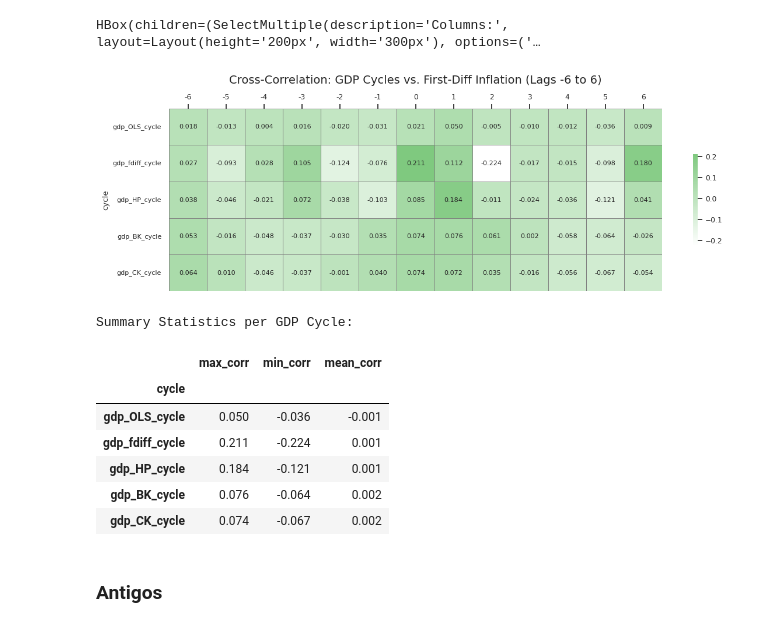
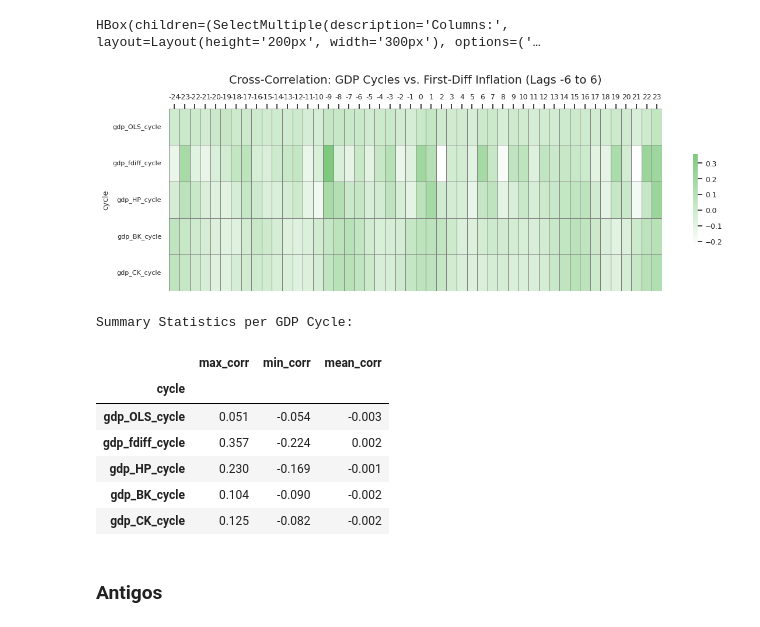
Before and after one commit to G-Cintra/PMA-Gabriel, a Jupyter notebook: notebooks/Filtering.ipynb, the cells around one changed output. Drawn from its saved outputs; the diff is of its cells as text; code cells hidden in the pictures.

```diff
--- a/notebooks/Filtering.ipynb
+++ b/notebooks/Filtering.ipynb
@@ -924,7 +924,7 @@ gdp_cycles = [
     'gdp_CK_cycle'
 ]
 
-flag = True
+flag = False
 
 if flag:
     lags = range(-6, 7)
@@ -980,42 +980,42 @@ plt.yticks(rotation=0, fontsize=8)
 
 # Title
 plt.title("Cross-Correlation: GDP Cycles vs. First-Diff Inflation (Lags -6 to 6)", fontsize=14, pad=12)
 
 # Labels on top
 plt.gca().xaxis.tick_top()
 plt.gca().xaxis.set_label_position('top')
 
 plt.tight_layout()
 plt.show()
 # After plotting the heatmap...
 
 # === Summary stats: max, min, mean correlation for each row ===
 summary_stats = cross_corr_df.copy()
 summary_stats.set_index('cycle', inplace=True)
 
 # Compute statistics only on the correlation values (not the 'cycle' column)
 summary = pd.DataFrame({
     'max_corr': summary_stats.max(axis=1),
     'min_corr': summary_stats.min(axis=1),
     'mean_corr': summary_stats.mean(axis=1)
 })
 
 # Format to 3 decimals
 summary = summary.round(3)
 
 # Display summary table
 print("\nSummary Statistics per GDP Cycle:")
 display(summary)
 # %% [output]
-[figure, old version]
+[figure, new version]
 Summary Statistics per GDP Cycle:
 |  | max_corr | min_corr | mean_corr |
 | cycle |  |  |  |
-| gdp_OLS_cycle | 0.050 | -0.036 | -0.001 |
-| gdp_fdiff_cycle | 0.211 | -0.224 | 0.001 |
-| gdp_HP_cycle | 0.184 | -0.121 | 0.001 |
-| gdp_BK_cycle | 0.076 | -0.064 | 0.002 |
-| gdp_CK_cycle | 0.074 | -0.067 | 0.002 |
+| gdp_OLS_cycle | 0.051 | -0.054 | -0.003 |
+| gdp_fdiff_cycle | 0.357 | -0.224 | 0.002 |
+| gdp_HP_cycle | 0.230 | -0.169 | -0.001 |
+| gdp_BK_cycle | 0.104 | -0.090 | -0.002 |
+| gdp_CK_cycle | 0.125 | -0.082 | -0.002 |
 # %% [markdown]
 ### Antigos
 # %%
```
Also changed, not shown: 1 other file.
